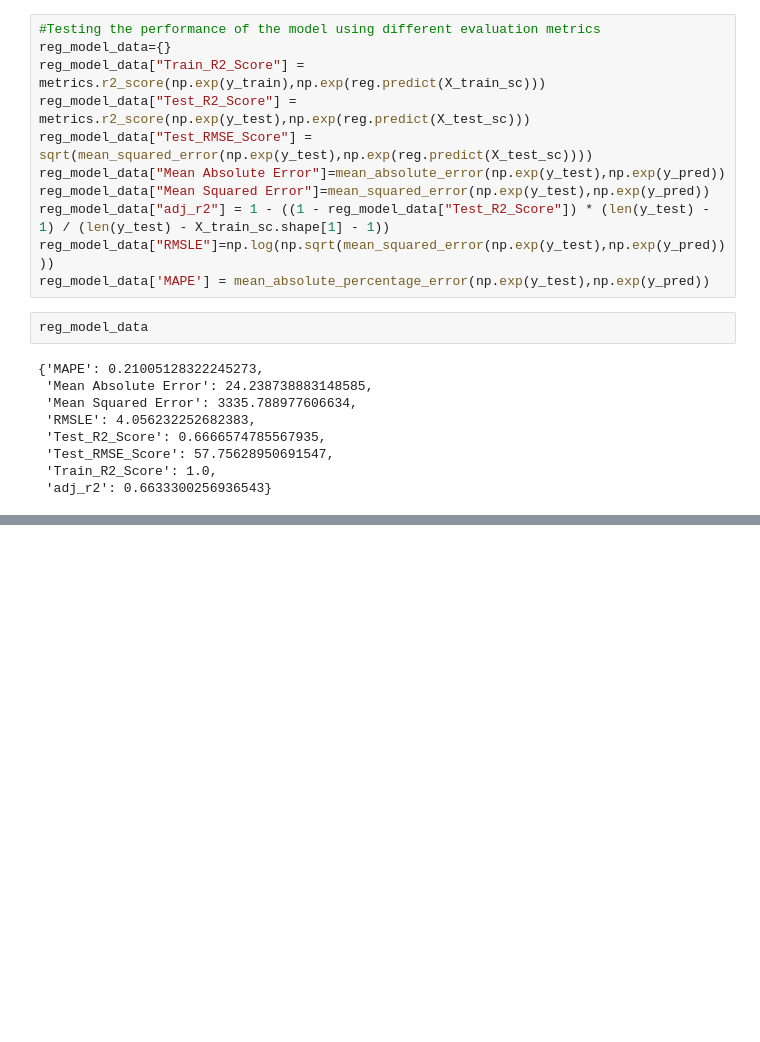
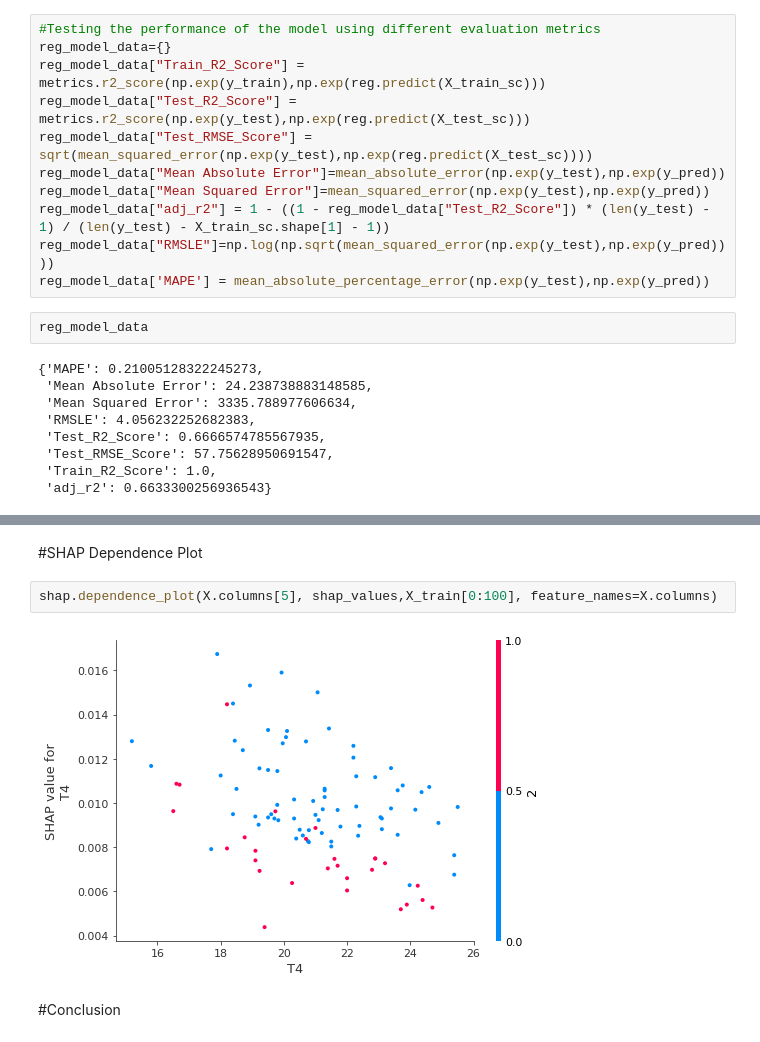
Before and after one commit to itishajain15/AppliancesEnergyPrediction, a Jupyter notebook: Appliances_energy_prediction.ipynb, the cells around one changed output, grey strips where cells are left out. Drawn from its saved outputs; the diff is of its cells as text; blank space fills up the shorter version.

```diff
--- a/Appliances_energy_prediction.ipynb
+++ b/Appliances_energy_prediction.ipynb
@@ -830,0 +894,8 @@ reg_model_data
+# %% [markdown]
+#SHAP Dependence Plot
+# %%
+shap.dependence_plot(X.columns[5], shap_values,X_train[0:100], feature_names=X.columns)
+# %% [output]
+[figure, added]
+# %% [markdown]
+#Conclusion
```
Also changed, not shown: parts of 9 cells of this notebook.
